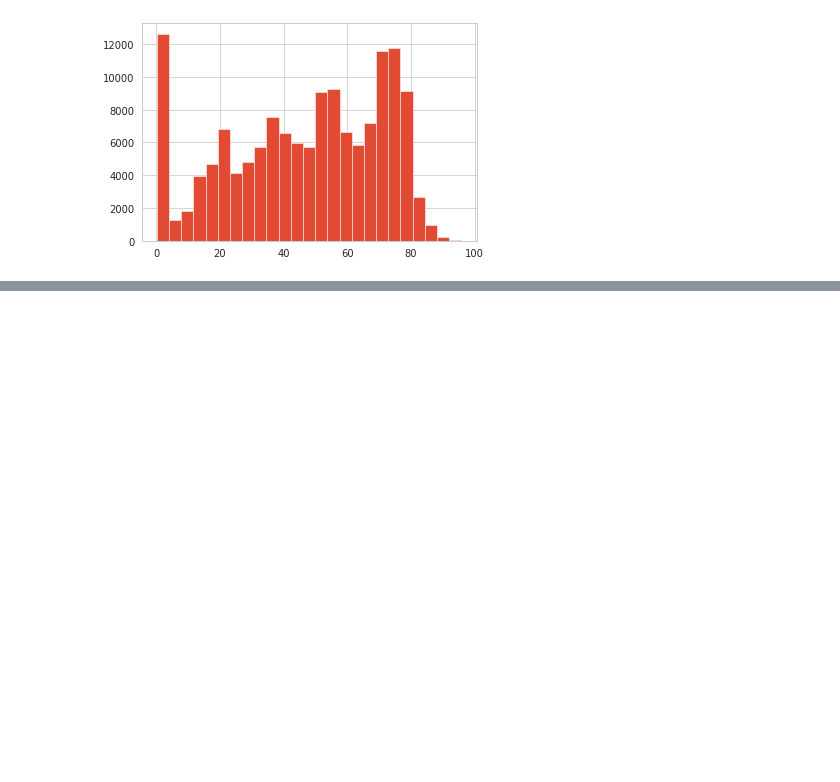
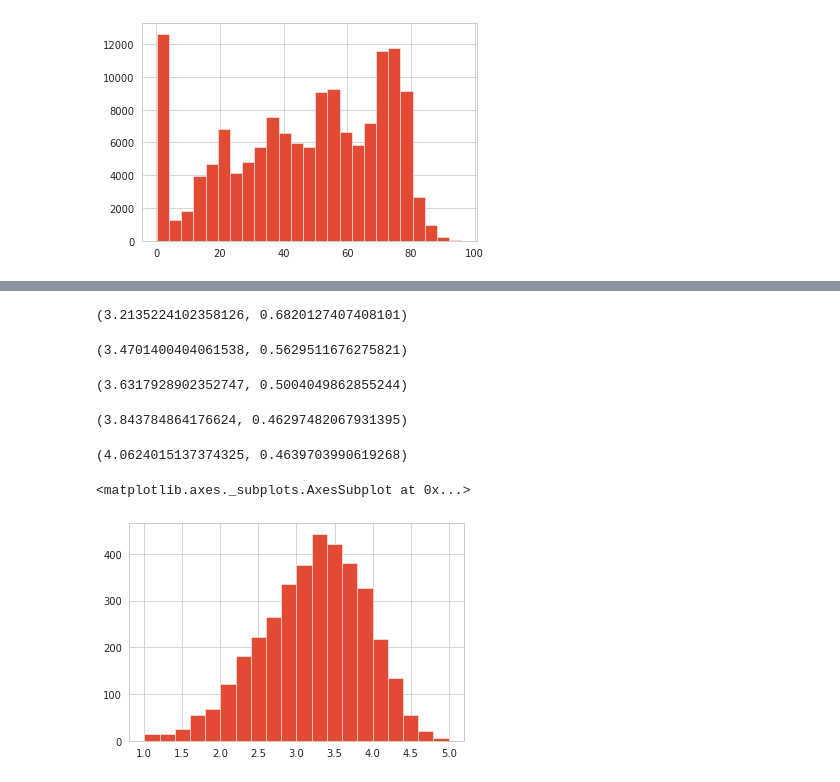
Before and after one commit to unclebrod/YelpRecommender, a Jupyter notebook: workbook.ipynb, the cells around one changed output, grey strips where cells are left out. Saved outputs shown, nothing was run; the diff lists cells and outputs as text; code cells hidden in the pictures; blank space fills up the shorter version.

Commit message:
exploring recommender predictions

```diff
--- a/workbook.ipynb
+++ b/workbook.ipynb
@@ -1390,0 +1421,11 @@ percentile_df['review_stars'].hist(bins=25)
+# %%
+# SVD++
+svdpp = SVDpp(n_factors=20,
+              n_epochs=25,
+              lr_all=0.006,
+              reg_all=0.08)
+svdpp.fit(trainset_3)
+predictions = svdpp.test(testset_3)
+print(accuracy.mae(predictions))
+print(accuracy.mse(predictions))
+print(accuracy.rmse(predictions))
@@ -1390,0 +1439,7 @@ percentile_df['review_stars'].hist(bins=25)
+# %%
+# Place predictions into df
+predictions_df = pd.DataFrame(columns=['uid', 'iid', 'true', 'predicted'])
+i = 0
+for uid, iid, true_r, est, _ in predictions:
+    predictions_df.loc[i] = [uid, iid, true_r, est]
+    i += 1
@@ -1390,0 +1450,31 @@ percentile_df['review_stars'].hist(bins=25)
+# %%
+predictions_df_1 = predictions_df[predictions_df['true'] == 1]
+predictions_df_2 = predictions_df[predictions_df['true'] == 2]
+predictions_df_3 = predictions_df[predictions_df['true'] == 3]
+predictions_df_4 = predictions_df[predictions_df['true'] == 4]
+predictions_df_5 = predictions_df[predictions_df['true'] == 5]
+# %%
+predictions_df_1['predicted'].mean(), predictions_df_1['predicted'].std()
+# %% [output]
+(3.2135224102358126, 0.6820127407408101)
+# %%
+predictions_df_2['predicted'].mean(), predictions_df_2['predicted'].std()
+# %% [output]
+(3.4701400404061538, 0.5629511676275821)
+# %%
+predictions_df_3['predicted'].mean(), predictions_df_3['predicted'].std()
+# %% [output]
+(3.6317928902352747, 0.5004049862855244)
+# %%
+predictions_df_4['predicted'].mean(), predictions_df_4['predicted'].std()
+# %% [output]
+(3.843784864176624, 0.46297482067931395)
+# %%
+predictions_df_5['predicted'].mean(), predictions_df_5['predicted'].std()
+# %% [output]
+(4.0624015137374325, 0.4639703990619268)
+# %%
+predictions_df_1['predicted'].hist(bins=20)
+# %% [output]
+<matplotlib.axes._subplots.AxesSubplot at 0x...>
+[figure, added]
```
Also changed, not shown: parts of 18 cells of this notebook.
